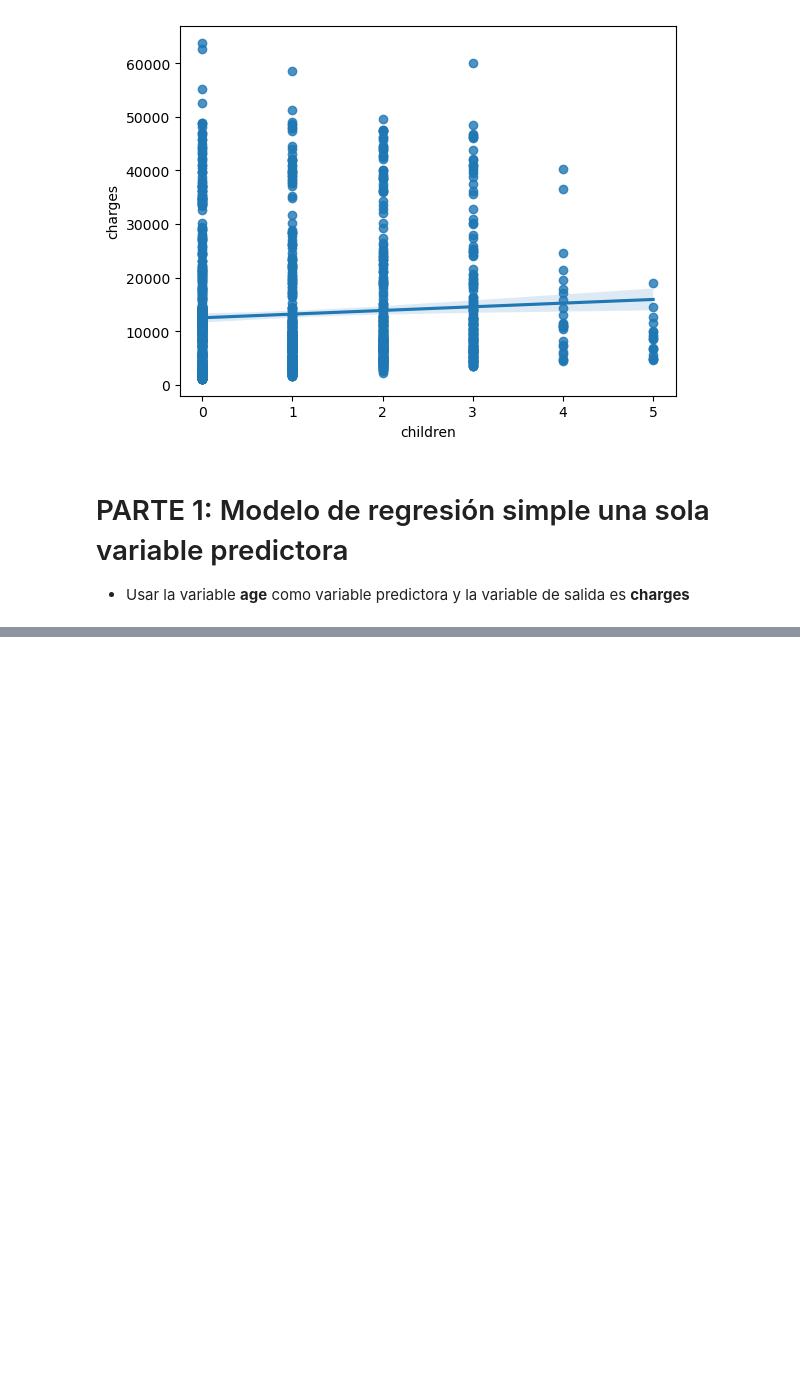
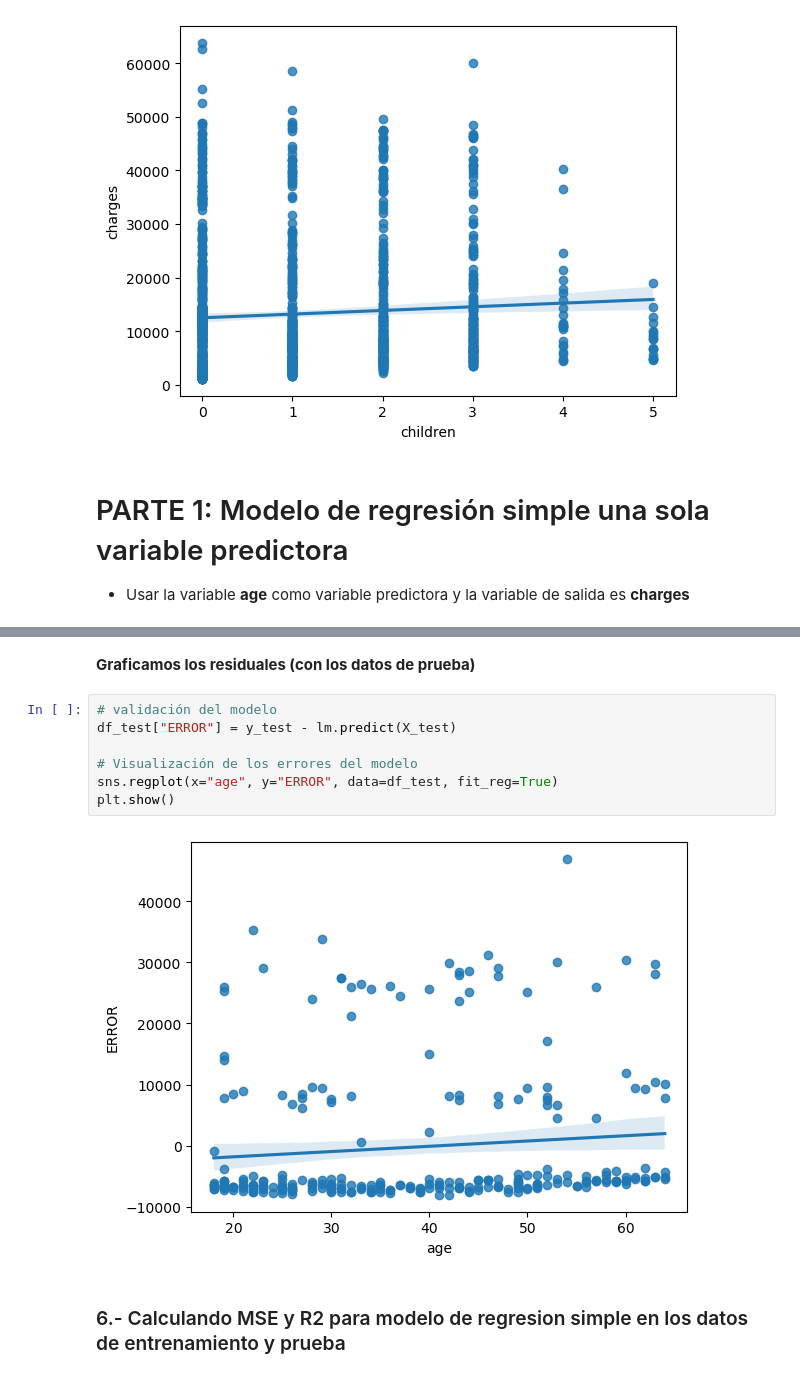
Before and after one commit to jgomezz/cpe_ciencia_datos_python_2026, a Jupyter notebook: mod3_analitica_datos_python/semana_04_evaluacion_modelo_ejercicio.ipynb, the cells around one changed output, grey strips where cells are left out. Saved outputs shown, nothing was run; the diff lists cells and outputs as text; blank space fills up the shorter version.

```diff
--- a/mod3_analitica_datos_python/semana_04_evaluacion_modelo_ejercicio.ipynb
+++ b/mod3_analitica_datos_python/semana_04_evaluacion_modelo_ejercicio.ipynb
@@ -129,0 +214,13 @@ plt.show()
+# %% [markdown]
+**Graficamos los residuales (con los datos de prueba)**
+# %%
+# validación del modelo
+df_test["ERROR"] = y_test - lm.predict(X_test)
+
+# Visualización de los errores del modelo
+sns.regplot(x="age", y="ERROR", data=df_test, fit_reg=True)
+plt.show()
+# %% [output]
+[figure, added]
+# %% [markdown]
+### 6.- Calculando MSE y R2 para modelo de regresion simple en los datos de entrenamiento y prueba
```
Also changed, not shown: parts of 15 cells of this notebook.
